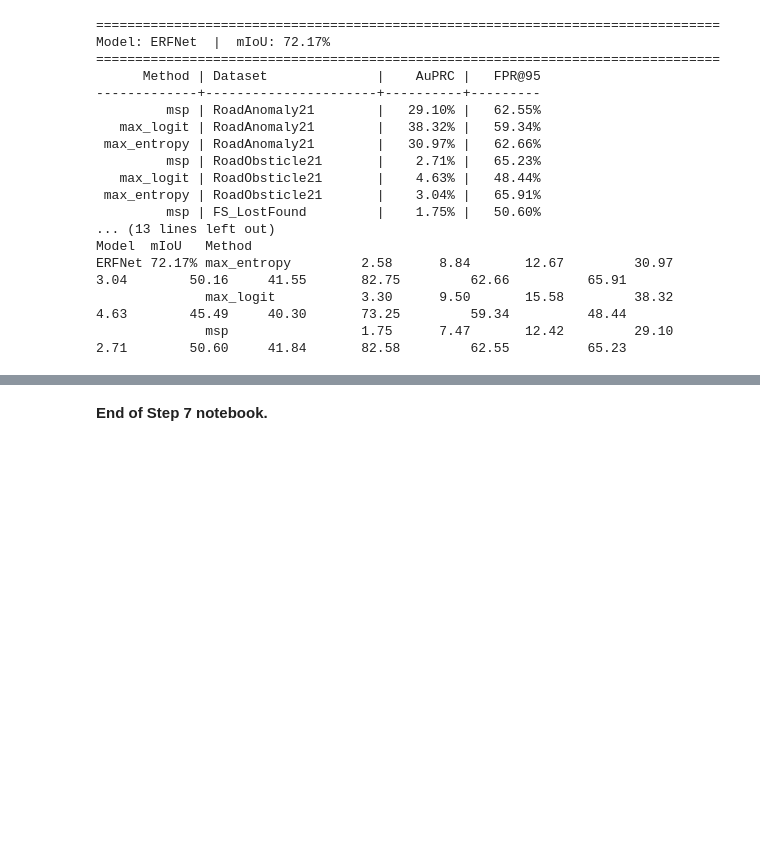
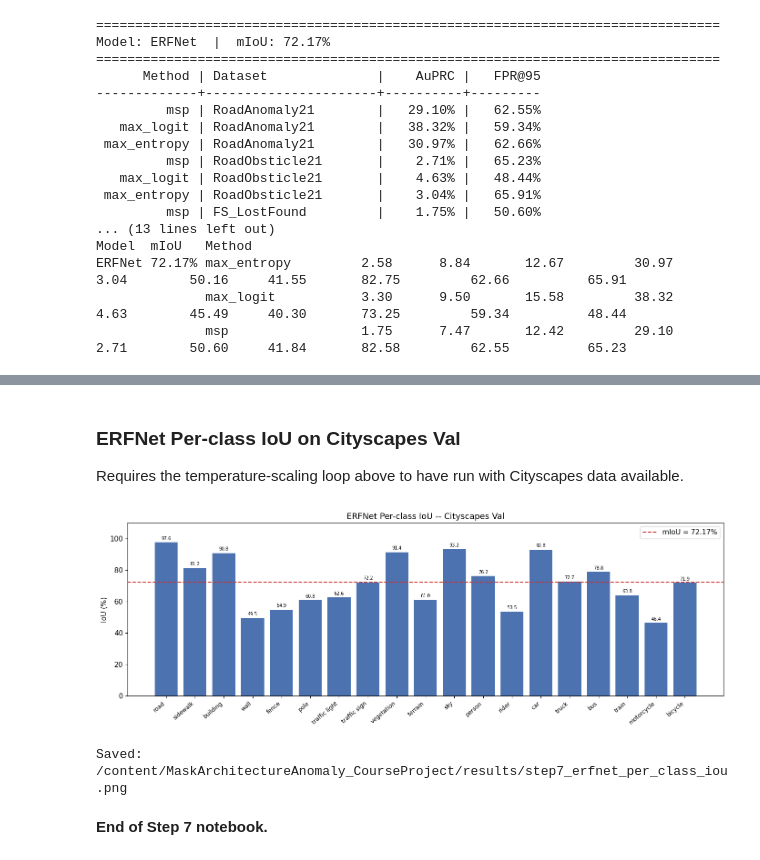
Before and after one commit to marinomic/MaskArchitectureAnomaly_CourseProject, a Jupyter notebook: notebooks/Step7_pixel_baselines.ipynb, the cells around one changed output, grey strips where cells are left out. Saved outputs shown, nothing was run; the diff lists cells and outputs as text; code cells hidden in the pictures; blank space fills up the shorter version.

```diff
--- a/notebooks/Step7_pixel_baselines.ipynb
+++ b/notebooks/Step7_pixel_baselines.ipynb
@@ -815,2 +770,46 @@ ERFNet 72.17% max_entropy         2.58      8.84       12.67         30.97
+# %% [markdown]
+### ERFNet Per-class IoU on Cityscapes Val
+
+Requires the temperature-scaling loop above to have run with Cityscapes data available.
+# %%
+_CS_CLASSES = [
+    "road", "sidewalk", "building", "wall", "fence",
+    "pole", "traffic light", "traffic sign", "vegetation", "terrain",
+    "sky", "person", "rider", "car", "truck", "bus", "train",
+    "motorcycle", "bicycle",
+]
+
+try:
+    _iou_vals = iou_per_class
+    _iou_ok = ERFNET_MIOU is not None
+except NameError:
+    _iou_ok = False
+
+if _iou_ok:
+    fig, ax = plt.subplots(figsize=(14, 5))
+    x = range(19)
+    bars = ax.bar(x, _iou_vals * 100, color="#4C72B0")
+    ax.axhline(ERFNET_MIOU, color="#CC3333", linestyle="--",
+               label=f"mIoU = {ERFNET_MIOU:.2f}%")
+    ax.set_xticks(x)
+    ax.set_xticklabels(_CS_CLASSES, rotation=40, ha="right", fontsize=9)
+    ax.set_ylabel("IoU (%)")
+    ax.set_title("ERFNet Per-class IoU -- Cityscapes Val")
+    ax.legend()
+    ax.set_ylim(0, 110)
+    for bar, val in zip(bars, _iou_vals * 100):
+        if val > 0:
+            ax.text(bar.get_x() + bar.get_width() / 2, val + 1,
+                    f"{val:.1f}", ha='center', va='bottom', fontsize=7)
+    plt.tight_layout()
+    _out = osp.join(_ROOT, "results", "step7_erfnet_per_class_iou.png")
+    plt.savefig(_out, dpi=150, bbox_inches="tight")
+    plt.show()
+    print(f"Saved: {_out}")
+else:
+    print("Cityscapes data not available -- run the temperature-scaling cell to generate this chart.")
+# %% [output]
+[figure, added]
+Saved: /content/MaskArchitectureAnomaly_CourseProject/results/step7_erfnet_per_class_iou.png
 # %% [markdown]
 **End of Step 7 notebook.**
```
Also changed, not shown: parts of 28 cells of this notebook, 3 other files.
